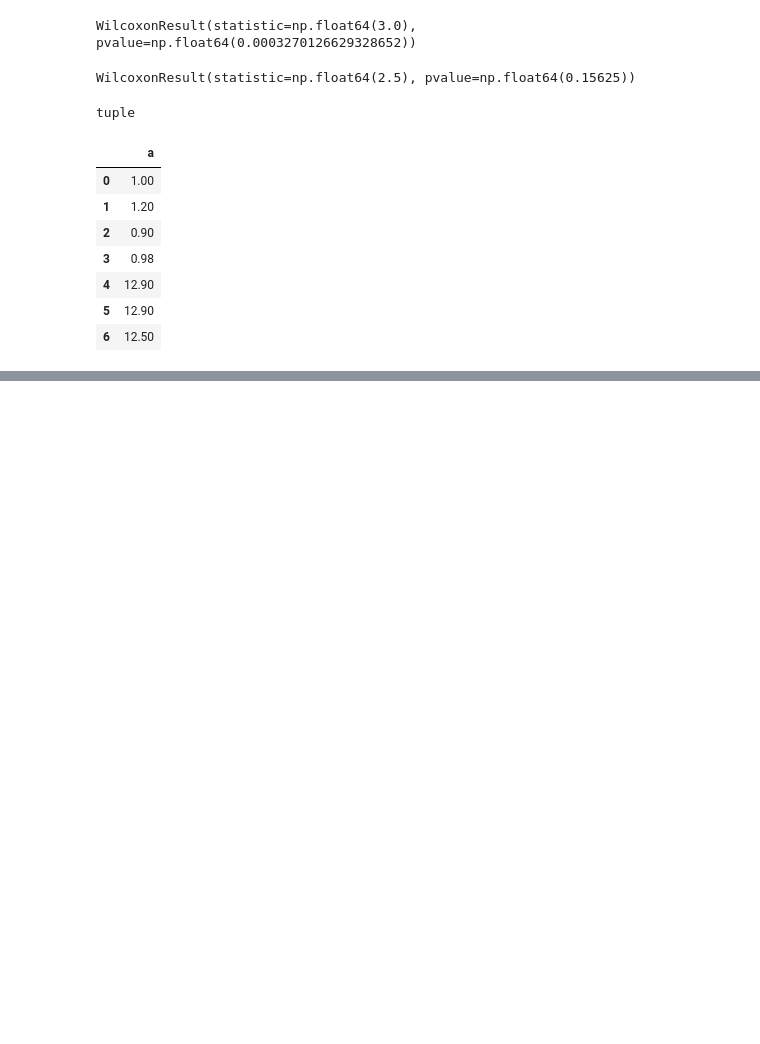
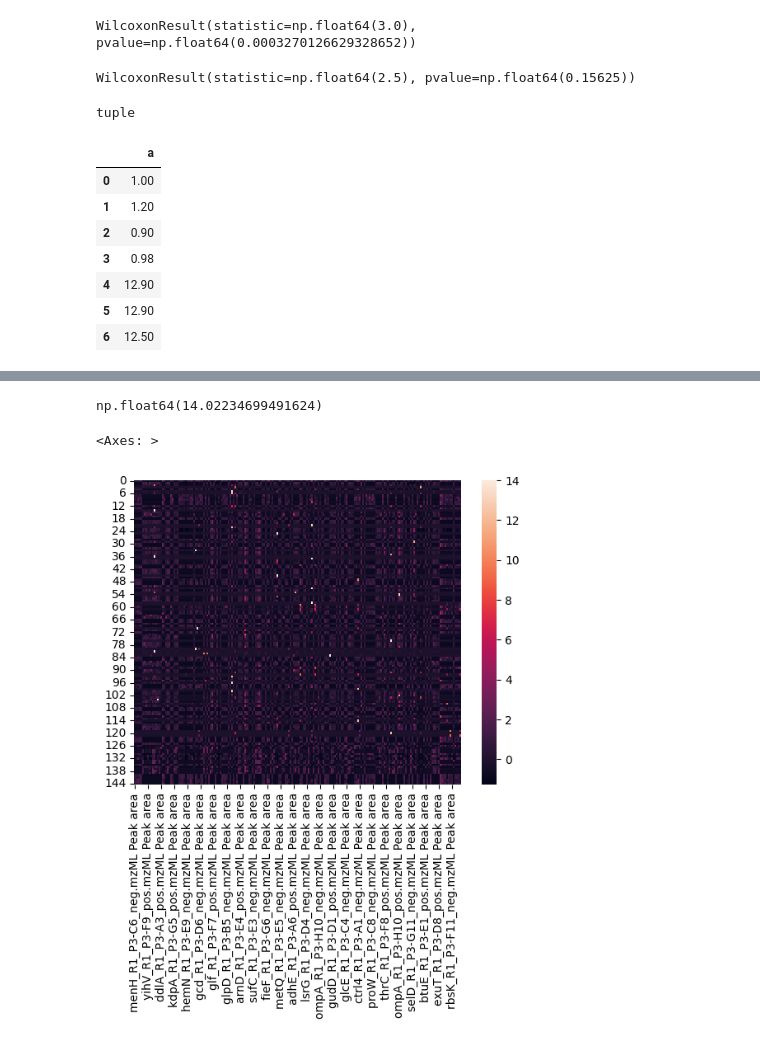
Before and after one commit to JosuaCarl/RAMPT, a Jupyter notebook: source/tryout.ipynb, the cells around one changed output, grey strips where cells are left out. Cells and saved outputs as stored; diff of their text form; code cells hidden in the pictures; blank space fills up the shorter version.

```diff
--- a/source/tryout.ipynb
+++ b/source/tryout.ipynb
@@ -56,0 +59,4 @@ NameError: name 'sep' is not defined
+# %%
+quant_df = pd.read_csv("../data/processed/try2_iimn_gnps_quant.csv")
+quantifications_df = quant_df[[col for col in quant_df.columns if "Peak area" in col]]
+quantifications_df
@@ -56,0 +77,3 @@ NameError: name 'sep' is not defined
+# %%
+zscores = stats.zscore(quantifications_df, axis=1)
+zscores
@@ -56,0 +96,9 @@ NameError: name 'sep' is not defined
+# %%
+np.max(zscores)
+# %% [output]
+np.float64(14.02234699491624)
+# %%
+sns.heatmap(zscores)
+# %% [output]
+<Axes: >
+[figure, added]
```
Also changed, not shown: parts of 8 cells of this notebook, 6 other files.
